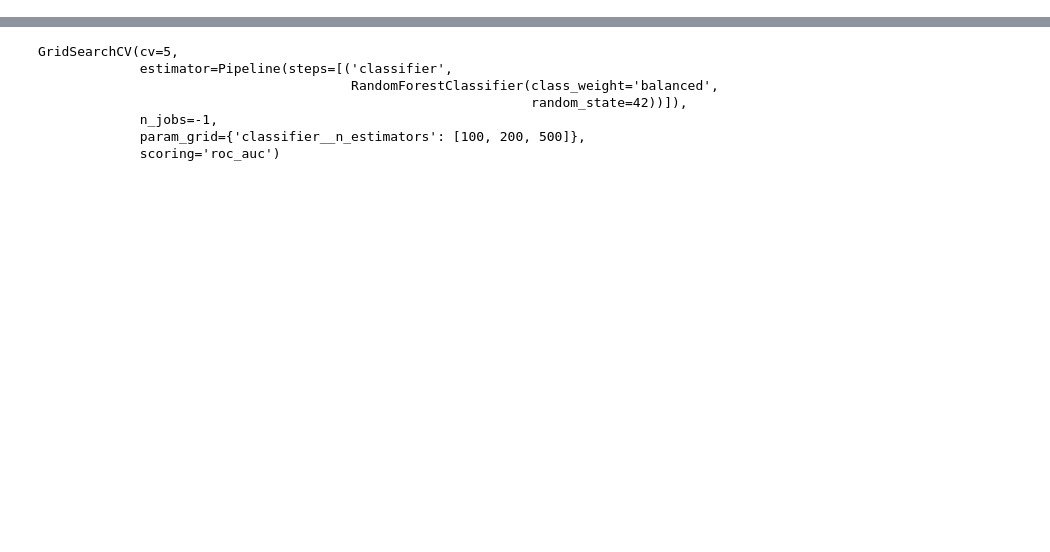
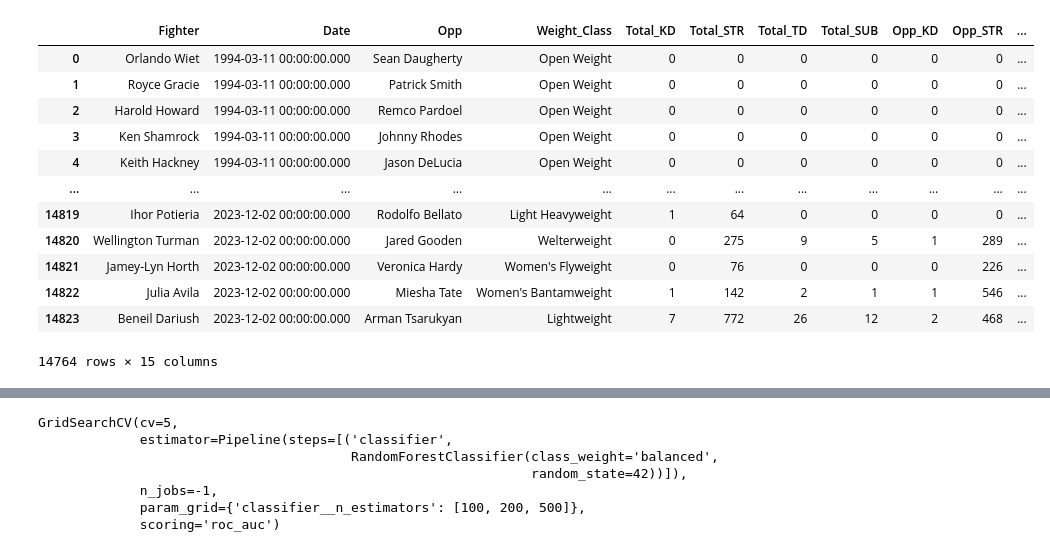
Before and after one commit to Terminator567/mma-fight-predictor, a Jupyter notebook: models/RandomForestClassifier.ipynb, the cells around one changed output, grey strips where cells are left out. Drawn from its saved outputs; the diff is of its cells as text; code cells hidden in the pictures; blank space fills up the shorter version.

```diff
--- a/models/RandomForestClassifier.ipynb
+++ b/models/RandomForestClassifier.ipynb
@@ -20,6 +20,21 @@ cleaned_df = clean_data(og_df)
 stats_df = calculate_statistics(cleaned_df)
 # %%
 processed_df = finalProcessingForFighter(stats_df)
+processed_df
+# %% [output]
+|  | Fighter | Date | Opp | Weight_Class | Total_KD | Total_STR | Total_TD | Total_SUB | Opp_KD | Opp_STR | ... |
+| 0 | Orlando Wiet | 1994-03-11 00:00:00.000 | Sean Daugherty | Open Weight | 0 | 0 | 0 | 0 | 0 | 0 | ... |
+| 1 | Royce Gracie | 1994-03-11 00:00:00.000 | Patrick Smith | Open Weight | 0 | 0 | 0 | 0 | 0 | 0 | ... |
+| 2 | Harold Howard | 1994-03-11 00:00:00.000 | Remco Pardoel | Open Weight | 0 | 0 | 0 | 0 | 0 | 0 | ... |
+| 3 | Ken Shamrock | 1994-03-11 00:00:00.000 | Johnny Rhodes | Open Weight | 0 | 0 | 0 | 0 | 0 | 0 | ... |
+| 4 | Keith Hackney | 1994-03-11 00:00:00.000 | Jason DeLucia | Open Weight | 0 | 0 | 0 | 0 | 0 | 0 | ... |
+| ... | ... | ... | ... | ... | ... | ... | ... | ... | ... | ... | ... |
+| 14819 | Ihor Potieria | 2023-12-02 00:00:00.000 | Rodolfo Bellato | Light Heavyweight | 1 | 64 | 0 | 0 | 0 | 0 | ... |
+| 14820 | Wellington Turman | 2023-12-02 00:00:00.000 | Jared Gooden | Welterweight | 0 | 275 | 9 | 5 | 1 | 289 | ... |
+| 14821 | Jamey-Lyn Horth | 2023-12-02 00:00:00.000 | Veronica Hardy | Women's Flyweight | 0 | 76 | 0 | 0 | 0 | 226 | ... |
+| 14822 | Julia Avila | 2023-12-02 00:00:00.000 | Miesha Tate | Women's Bantamweight | 1 | 142 | 2 | 1 | 1 | 546 | ... |
+| 14823 | Beneil Dariush | 2023-12-02 00:00:00.000 | Arman Tsarukyan | Lightweight | 7 | 772 | 26 | 12 | 2 | 468 | ... |
+14764 rows × 15 columns
 # %%
 processed_df = check_and_process_data_type(processed_df)
 # %%
```
Also changed, not shown: parts of 4 cells of this notebook, 1 other file.
